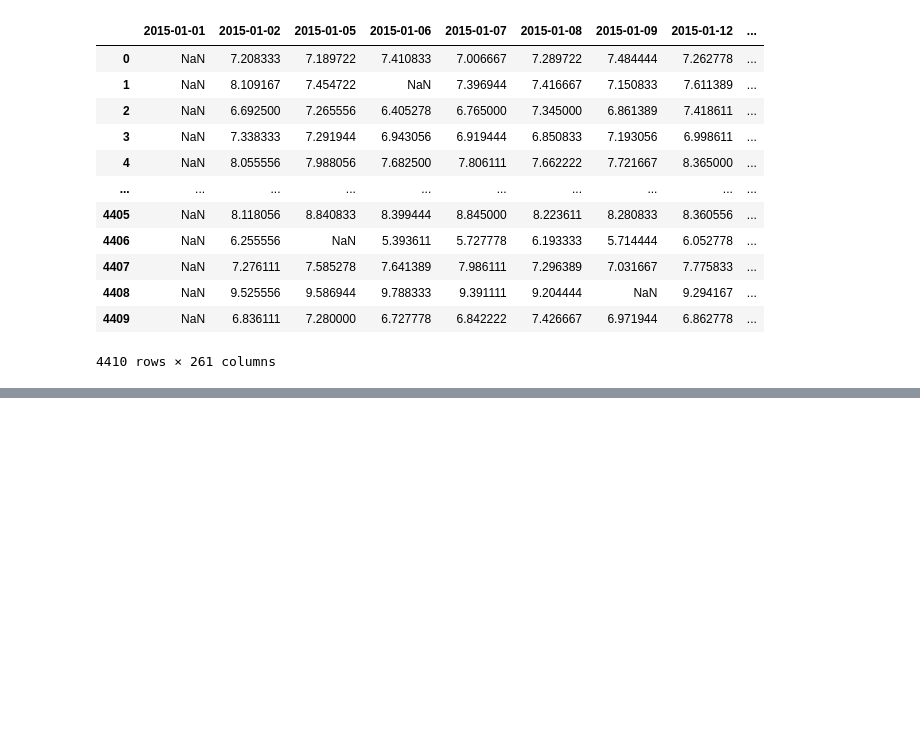
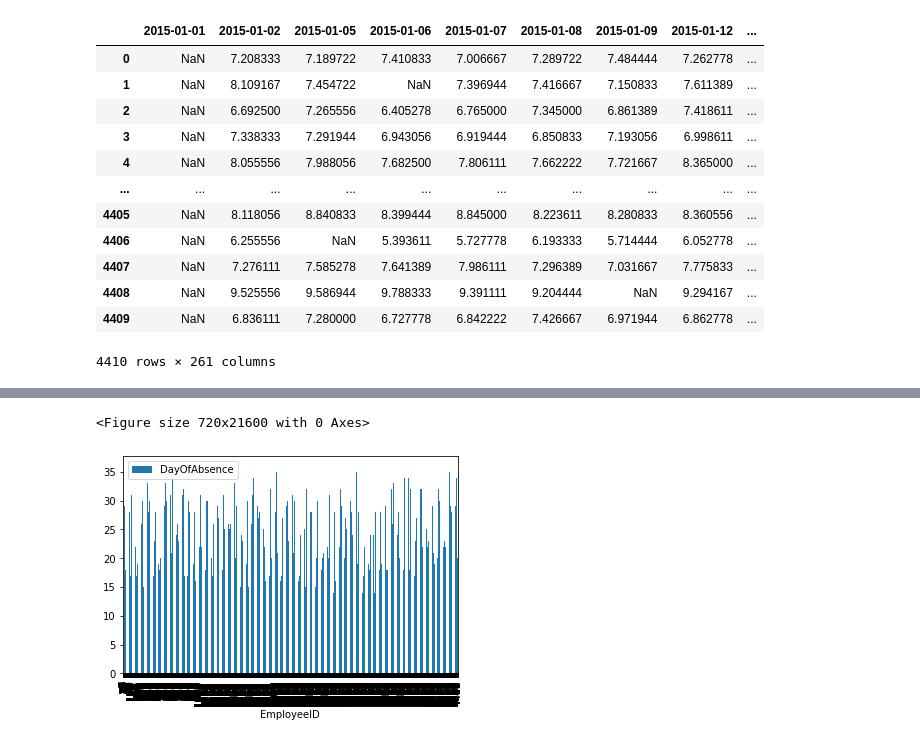
Before and after one commit to Teerath67/Projet-IA, a Jupyter notebook: ProjetIA2.ipynb, the cells around one changed output, grey strips where cells are left out. Cells and saved outputs as stored; diff of their text form; code cells hidden in the pictures; blank space fills up the shorter version.

```diff
--- a/ProjetIA2.ipynb
+++ b/ProjetIA2.ipynb
@@ -261,0 +399,4 @@ array([[<AxesSubplot:title={'center':'meanPresenceTime'}>]], dtype=object)
+# %%
+sum_absence_day_df = pd.DataFrame()
+sum_absence_day_df["EmployeeID"] = in_time["EmployeeID"]
+sum_absence_day_df["DayOfAbsence"] = in_time.isnull().sum(axis=1)
@@ -261,0 +439,8 @@ array([[<AxesSubplot:title={'center':'meanPresenceTime'}>]], dtype=object)
+# %%
+import matplotlib.pyplot as plt
+plt.figure(figsize=(10, 300))
+sum_absence_day_df.plot(x ="EmployeeID", y = "DayOfAbsence", kind = "bar")
+plt.show()
+# %% [output]
+<Figure size 720x21600 with 0 Axes>
+[figure, added]
```
Also changed, not shown: parts of 30 cells of this notebook.
